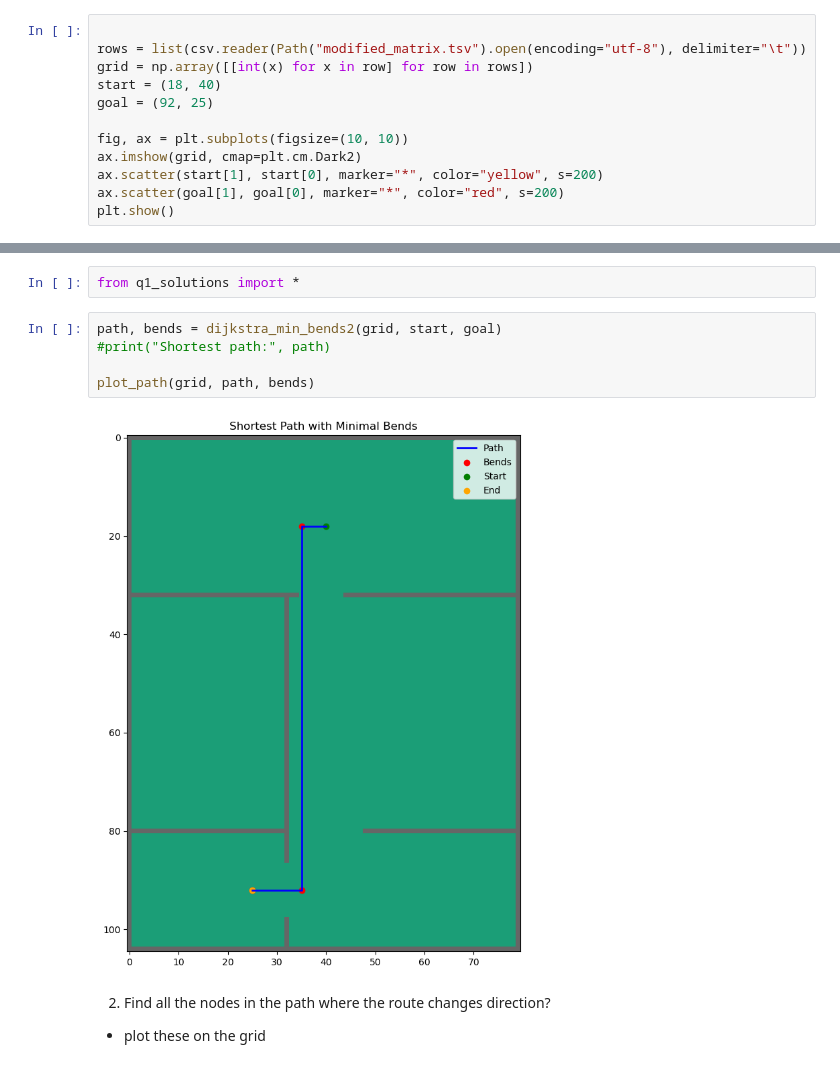
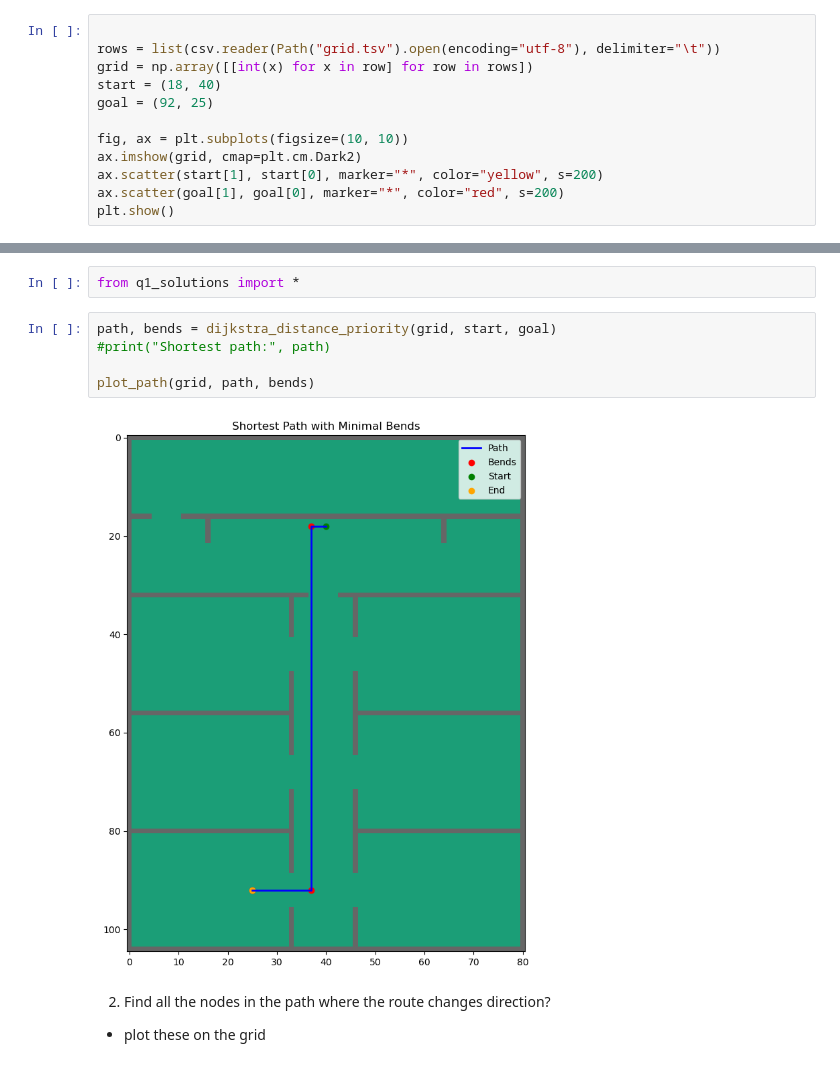
Before and after one commit to Will-Curwen/full-stack-dev-interview_WJC, a Jupyter notebook: question-python-engineering.ipynb, the cells around one changed output, grey strips where cells are left out. Saved outputs shown, nothing was run; the diff lists cells and outputs as text.

```diff
--- a/question-python-engineering.ipynb
+++ b/question-python-engineering.ipynb
@@ -15,7 +15,7 @@ import heapq
 The array represents a simple 2D floor plan indicative of an architectural plan for an office building.
 # %%
 
-rows = list(csv.reader(Path("modified_matrix.tsv").open(encoding="utf-8"), delimiter="\t"))
+rows = list(csv.reader(Path("grid.tsv").open(encoding="utf-8"), delimiter="\t"))
 grid = np.array([[int(x) for x in row] for row in rows])
 start = (18, 40)
 goal = (92, 25)
@@ -38,12 +38,12 @@ plt.show()
 # %%
 from q1_solutions import *
 # %%
-path, bends = dijkstra_min_bends2(grid, start, goal)
+path, bends = dijkstra_distance_priority(grid, start, goal)
 #print("Shortest path:", path)
 
 plot_path(grid, path, bends)
 # %% [output]
-[figure, old version]
+[figure, new version]
 # %% [markdown]
 2. Find all the nodes in the path where the route changes direction?
 - plot these on the grid
```
Also changed, not shown: parts of 1 cell of this notebook.
